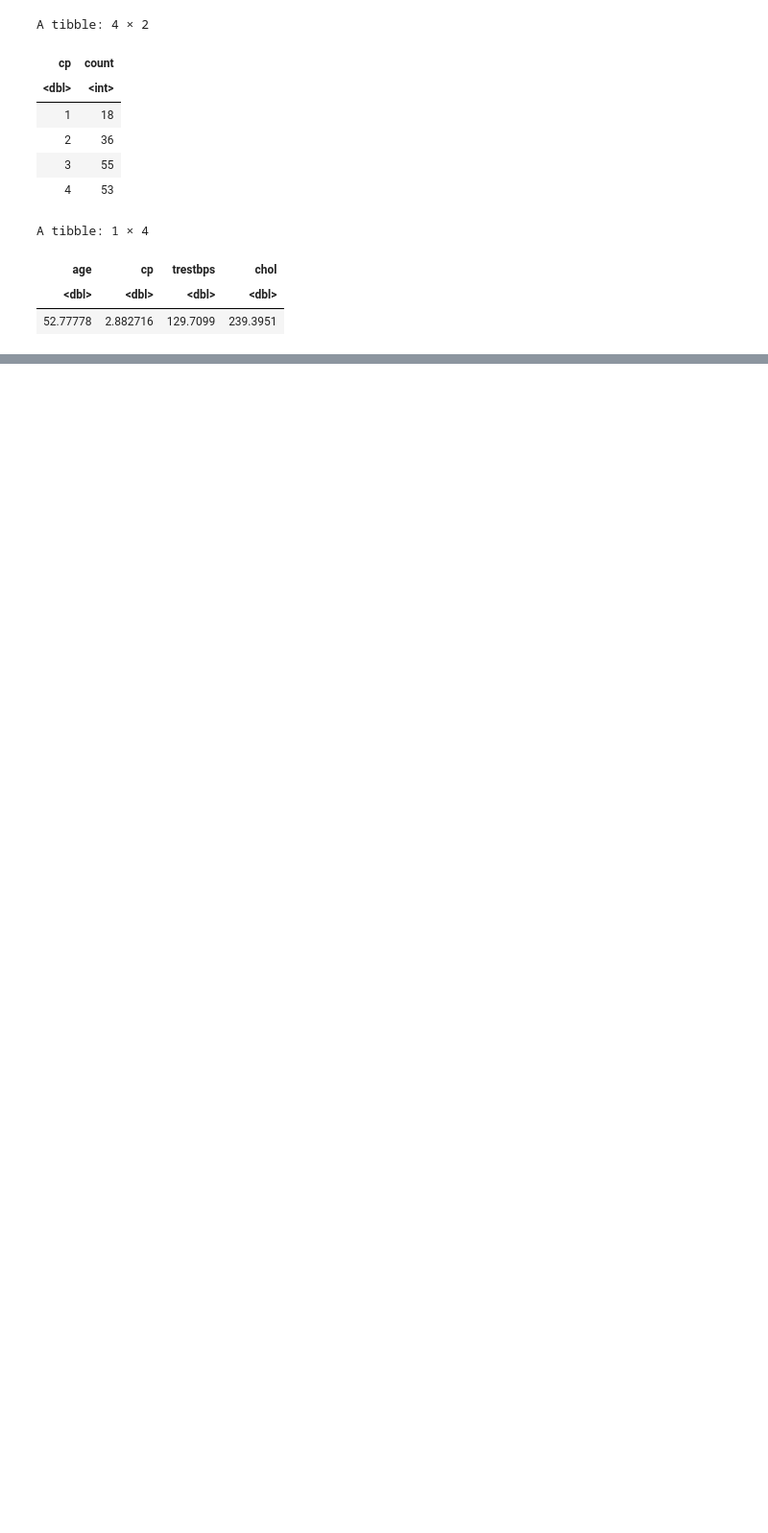
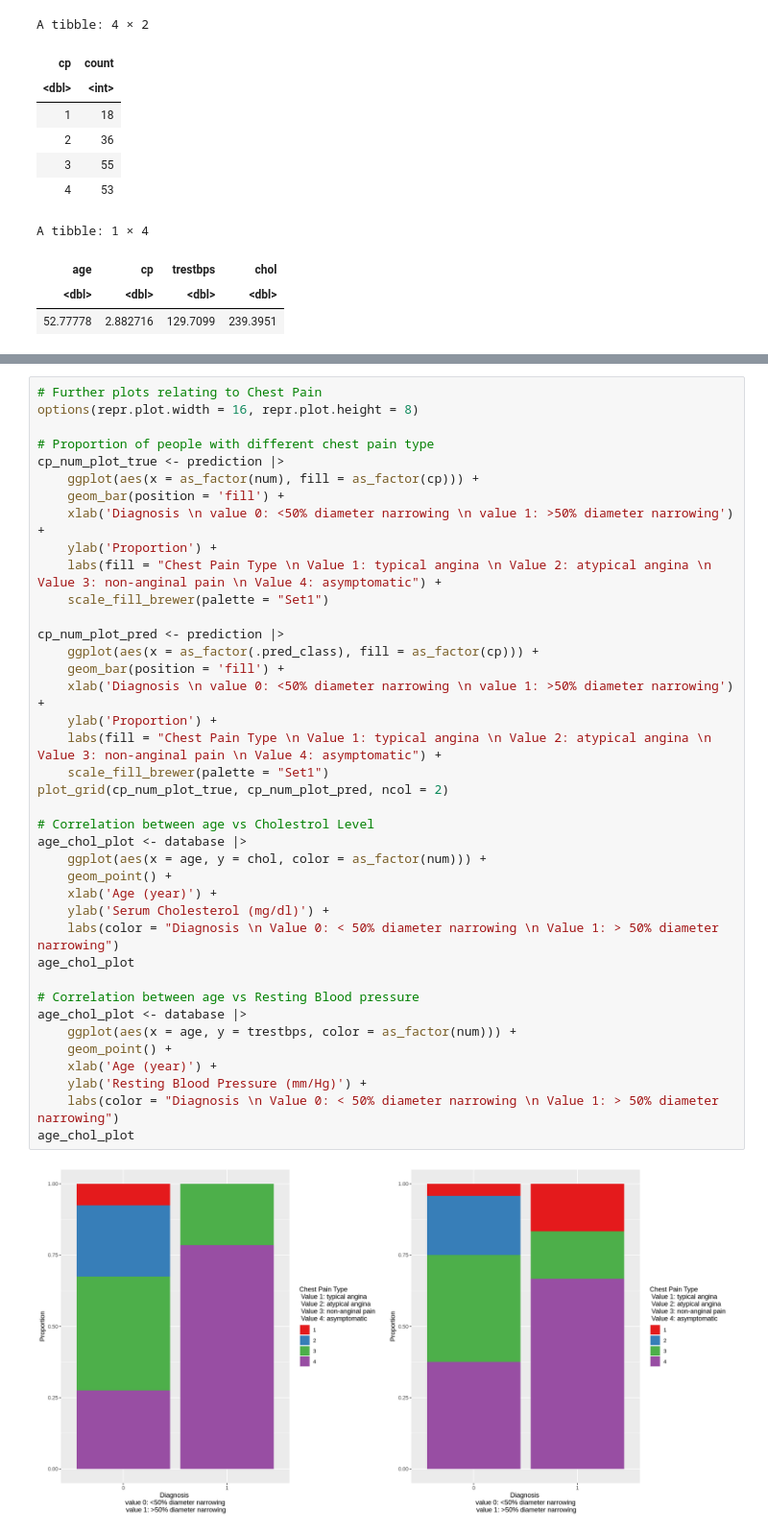
Before and after one commit to jlieu88/dsci-100-project, a Jupyter notebook: group_project_report.ipynb, the cells around one changed output, grey strips where cells are left out. Shown: that part at 96% size. Saved outputs shown, nothing was run; the diff lists cells and outputs as text; blank space fills up the shorter version.

```diff
--- a/group_project_report.ipynb
+++ b/group_project_report.ipynb
@@ -354,0 +348,41 @@ Prediction  0  1
+# %%
+# Further plots relating to Chest Pain
+options(repr.plot.width = 16, repr.plot.height = 8)
+
+# Proportion of people with different chest pain type
+cp_num_plot_true <- prediction |>
+    ggplot(aes(x = as_factor(num), fill = as_factor(cp))) +
+    geom_bar(position = 'fill') +
+    xlab('Diagnosis \n value 0: <50% diameter narrowing \n value 1: >50% diameter narrowing') +
+    ylab('Proportion') +
+    labs(fill = "Chest Pain Type \n Value 1: typical angina \n Value 2: atypical angina \n Value 3: non-anginal pain \n Value 4: asymptomatic") +
+    scale_fill_brewer(palette = "Set1")
+
+cp_num_plot_pred <- prediction |>
+    ggplot(aes(x = as_factor(.pred_class), fill = as_factor(cp))) +
+    geom_bar(position = 'fill') +
+    xlab('Diagnosis \n value 0: <50% diameter narrowing \n value 1: >50% diameter narrowing') +
+    ylab('Proportion') +
+    labs(fill = "Chest Pain Type \n Value 1: typical angina \n Value 2: atypical angina \n Value 3: non-anginal pain \n Value 4: asymptomatic") +
+    scale_fill_brewer(palette = "Set1")
+plot_grid(cp_num_plot_true, cp_num_plot_pred, ncol = 2)
+
+# Correlation between age vs Cholestrol Level
+age_chol_plot <- database |>
+    ggplot(aes(x = age, y = chol, color = as_factor(num))) +
+    geom_point() +
+    xlab('Age (year)') +
+    ylab('Serum Cholesterol (mg/dl)') +
+    labs(color = "Diagnosis \n Value 0: < 50% diameter narrowing \n Value 1: > 50% diameter narrowing")
+age_chol_plot
+
+# Correlation between age vs Resting Blood pressure
+age_chol_plot <- database |>
+    ggplot(aes(x = age, y = trestbps, color = as_factor(num))) +
+    geom_point() +
+    xlab('Age (year)') +
+    ylab('Resting Blood Pressure (mm/Hg)') +
+    labs(color = "Diagnosis \n Value 0: < 50% diameter narrowing \n Value 1: > 50% diameter narrowing")
+age_chol_plot
+# %% [output]
+[figure, added]
```
Also changed, not shown: parts of 9 cells of this notebook.
